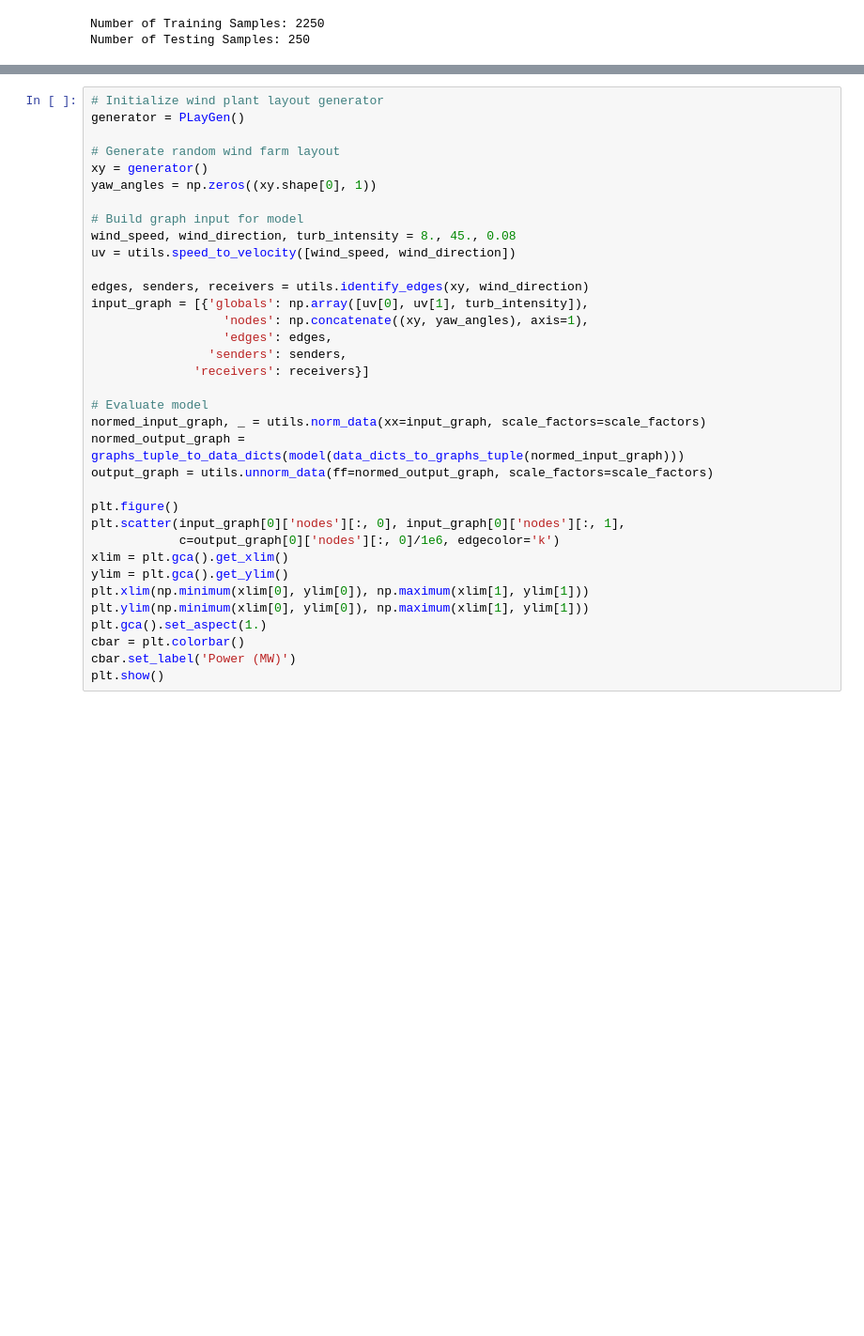
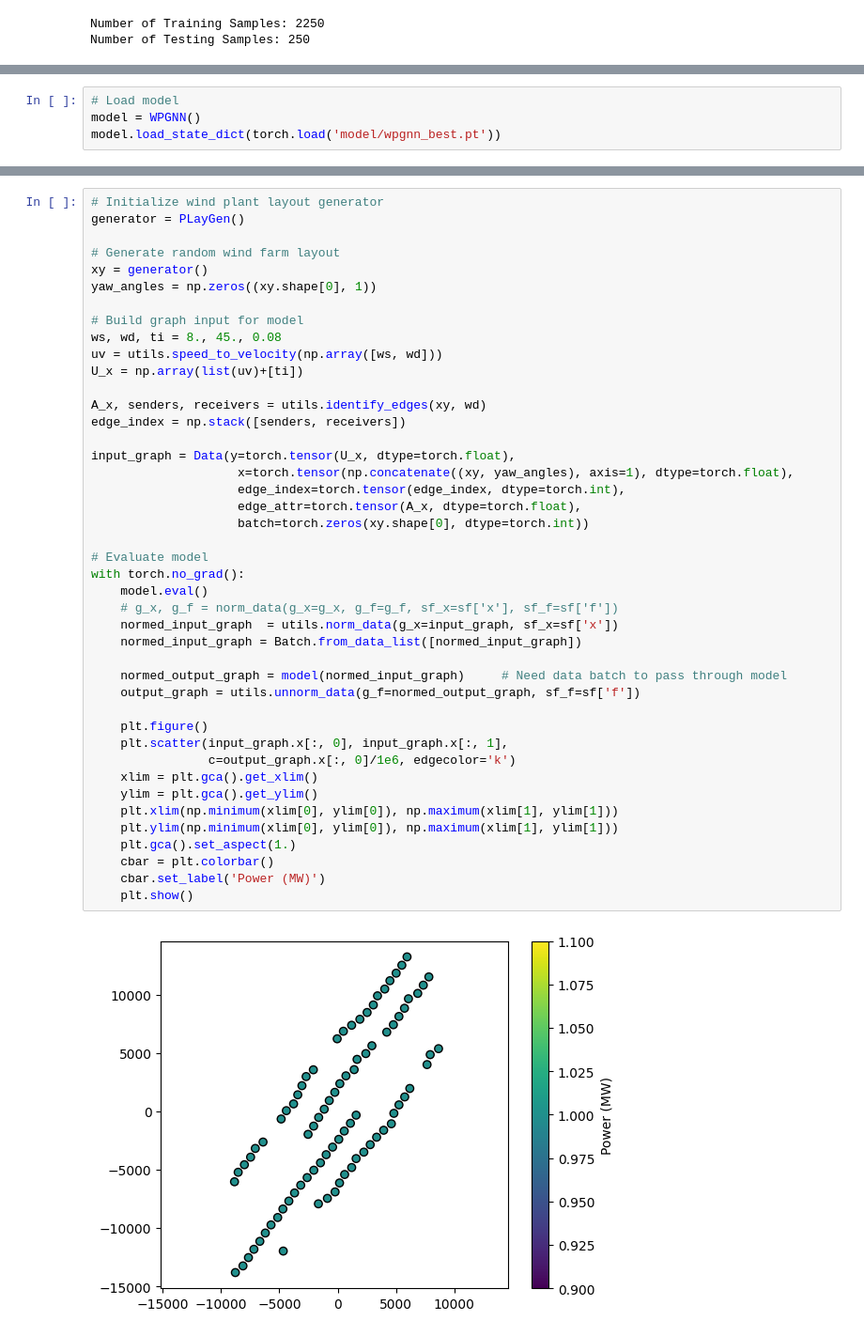
Before and after one commit to NREL/WPGNN, a Jupyter notebook: WPGNN_demo.ipynb, the cells around one changed output, grey strips where cells are left out. Shown at 94% size. Cells and saved outputs as stored; diff of their text form; blank space fills up the shorter version.

```diff
--- a/WPGNN_demo.ipynb
+++ b/WPGNN_demo.ipynb
@@ -90 +93,5 @@ Time to complete: 4.709994
 ============================================================
+# %%
+# Load model
+model = WPGNN()
+model.load_state_dict(torch.load('model/wpgnn_best.pt'))
@@ -91,38 +100,48 @@ Time to complete: 4.709994
 # %%
 # Initialize wind plant layout generator
 generator = PLayGen()
 
 # Generate random wind farm layout
 xy = generator()
 yaw_angles = np.zeros((xy.shape[0], 1))
 
 # Build graph input for model
-wind_speed, wind_direction, turb_intensity = 8., 45., 0.08
-uv = utils.speed_to_velocity([wind_speed, wind_direction])
+ws, wd, ti = 8., 45., 0.08
+uv = utils.speed_to_velocity(np.array([ws, wd]))
+U_x = np.array(list(uv)+[ti])
 
-edges, senders, receivers = utils.identify_edges(xy, wind_direction)
-input_graph = [{'globals': np.array([uv[0], uv[1], turb_intensity]),
-                  'nodes': np.concatenate((xy, yaw_angles), axis=1),
-                  'edges': edges,
-                'senders': senders,
-              'receivers': receivers}]
+A_x, senders, receivers = utils.identify_edges(xy, wd)
+edge_index = np.stack([senders, receivers])
+
+input_graph = Data(y=torch.tensor(U_x, dtype=torch.float),
+                    x=torch.tensor(np.concatenate((xy, yaw_angles), axis=1), dtype=torch.float),
+                    edge_index=torch.tensor(edge_index, dtype=torch.int),
+                    edge_attr=torch.tensor(A_x, dtype=torch.float),
+                    batch=torch.zeros(xy.shape[0], dtype=torch.int))
 
 # Evaluate model
-normed_input_graph, _ = utils.norm_data(xx=input_graph, scale_factors=scale_factors)
-normed_output_graph = graphs_tuple_to_data_dicts(model(data_dicts_to_graphs_tuple(normed_input_graph)))
-output_graph = utils.unnorm_data(ff=normed_output_graph, scale_factors=scale_factors)
+with torch.no_grad():
+    model.eval()
+    # g_x, g_f = norm_data(g_x=g_x, g_f=g_f, sf_x=sf['x'], sf_f=sf['f'])
+    normed_input_graph  = utils.norm_data(g_x=input_graph, sf_x=sf['x'])
+    normed_input_graph = Batch.from_data_list([normed_input_graph])
 
-plt.figure()
-plt.scatter(input_graph[0]['nodes'][:, 0], input_graph[0]['nodes'][:, 1],
-            c=output_graph[0]['nodes'][:, 0]/1e6, edgecolor='k')
-xlim = plt.gca().get_xlim()
-ylim = plt.gca().get_ylim()
-plt.xlim(np.minimum(xlim[0], ylim[0]), np.maximum(xlim[1], ylim[1]))
-plt.ylim(np.minimum(xlim[0], ylim[0]), np.maximum(xlim[1], ylim[1]))
-plt.gca().set_aspect(1.)
-cbar = plt.colorbar()
-cbar.set_label('Power (MW)')
-plt.show()
+    normed_output_graph = model(normed_input_graph)     # Need data batch to pass through model
+    output_graph = utils.unnorm_data(g_f=normed_output_graph, sf_f=sf['f'])
+
+    plt.figure()
+    plt.scatter(input_graph.x[:, 0], input_graph.x[:, 1],
+                c=output_graph.x[:, 0]/1e6, edgecolor='k')
+    xlim = plt.gca().get_xlim()
+    ylim = plt.gca().get_ylim()
+    plt.xlim(np.minimum(xlim[0], ylim[0]), np.maximum(xlim[1], ylim[1]))
+    plt.ylim(np.minimum(xlim[0], ylim[0]), np.maximum(xlim[1], ylim[1]))
+    plt.gca().set_aspect(1.)
+    cbar = plt.colorbar()
+    cbar.set_label('Power (MW)')
+    plt.show()
+# %% [output]
+[figure, added]
 # %%
 # Generate random wind farm layout
 xy = generator()
```
Also changed, not shown: parts of 5 cells of this notebook, 5 other files.
